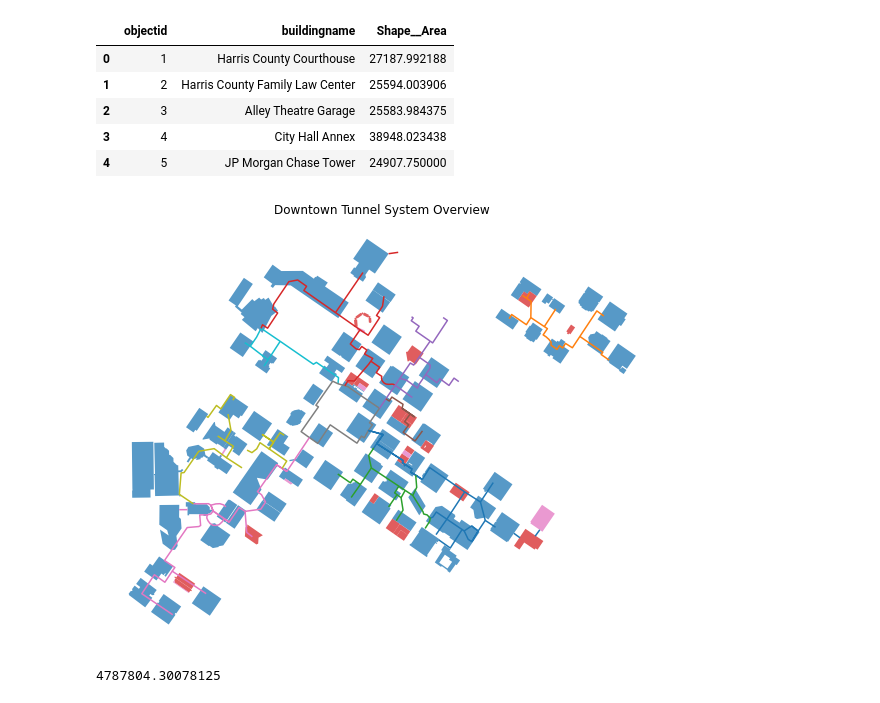
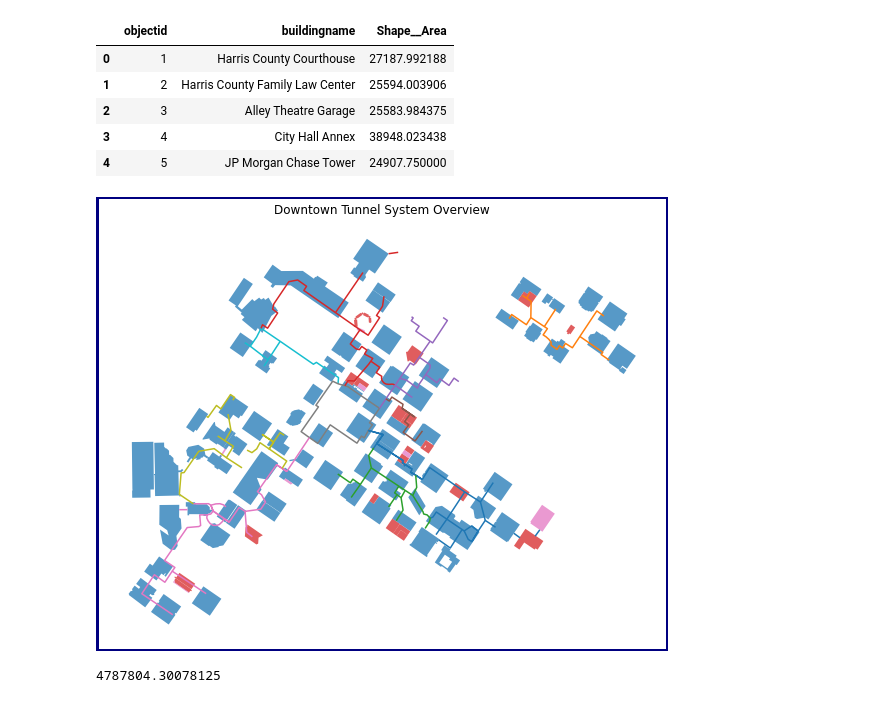
Before and after one commit to jorgegarcia1396/houston-tunnel-mapping, a Jupyter notebook: tunnels-eda.ipynb, the cells around one changed output. Cells and saved outputs as stored; diff of their text form; code cells hidden in the pictures.

```diff
--- a/tunnels-eda.ipynb
+++ b/tunnels-eda.ipynb
@@ -92,13 +92,16 @@ buildings[['objectid', 'buildingname', 'Shape__Area']].head()
 # %%
 fig, ax = plt.subplots(1, 1, figsize=(10,10))
 ax.set_axis_off()
+
+fig.patch.set_linewidth(5)
+fig.patch.set_edgecolor('navy')
 
 buildings.plot(ax=ax, column='geomtype', alpha=0.75)
 tunnels.plot(ax=ax, column='name')
 plt.title('Downtown Tunnel System Overview')
 plt.show()
 # %% [output]
-[figure, old version]
+[figure, new version]
 # %%
 # Total Square Footage of buildings
 
```
Also changed, not shown: parts of 4 cells of this notebook, 2 other files.
